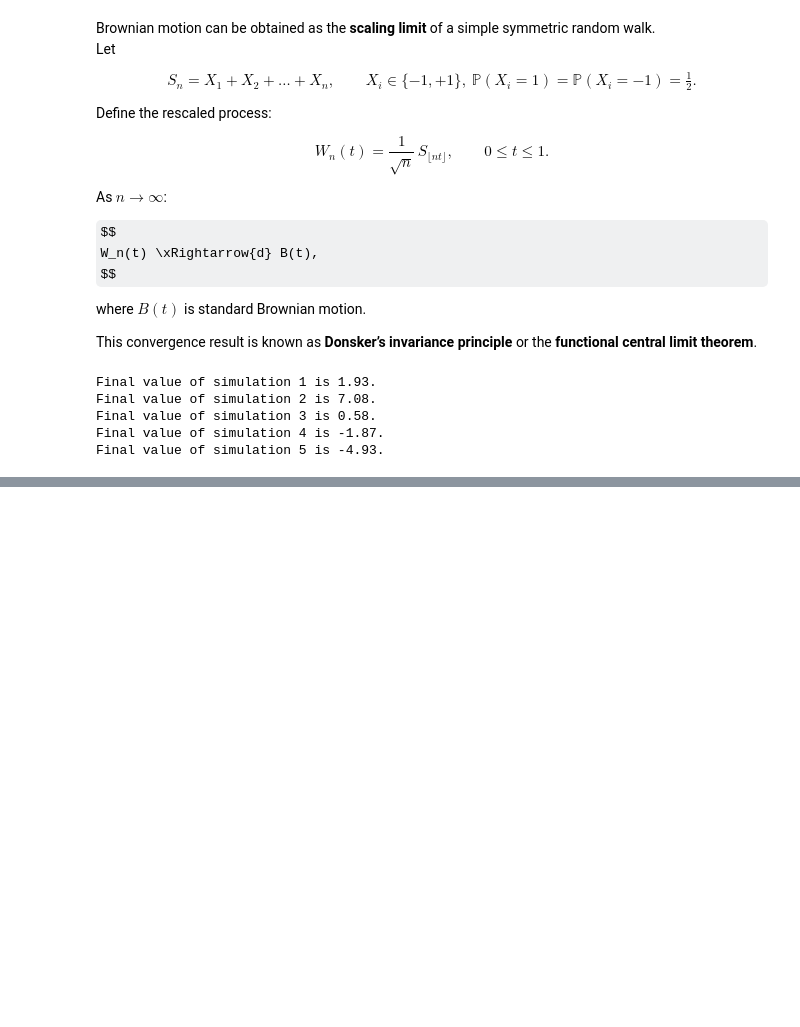
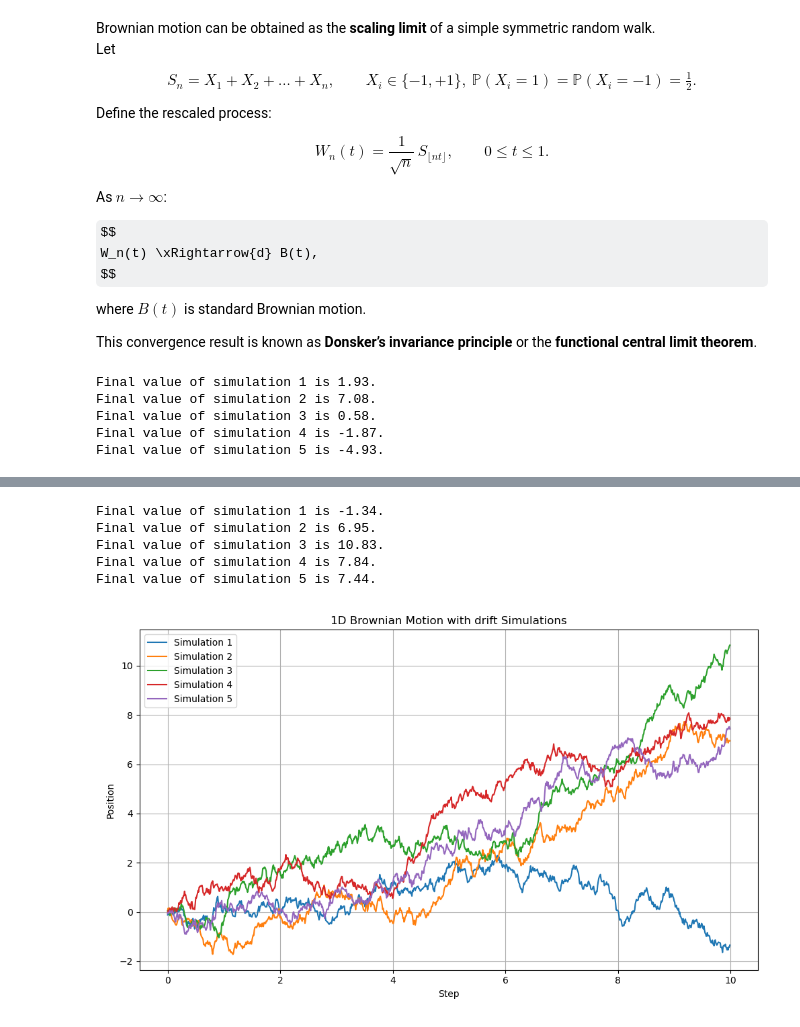
Before and after one commit to alexstoica-1/time-series-analysis-, a Jupyter notebook: notebooks/brownian_motion/bm_basics.ipynb, the cells around one changed output, grey strips where cells are left out. Drawn from its saved outputs; the diff is of its cells as text; code cells hidden in the pictures; some formulas as TeX source; blank space fills up the shorter version.

```diff
--- a/notebooks/brownian_motion/bm_basics.ipynb
+++ b/notebooks/brownian_motion/bm_basics.ipynb
@@ -249,0 +257,37 @@ plt.show()
+# %%
+def simulate_1d_bm_drift(nsteps=1000, t=0.01, mu = 0.5):
+    steps = [ mu * 0.01 + np.random.randn()*np.sqrt(t) for i in range(nsteps) ]
+    y = np.cumsum(steps)
+    x = [ t*i for i in range(nsteps) ]
+    return x, y
+
+nsims = 6
+simulation_data = pd.DataFrame()
+for i in range(1, nsims):
+    x, y = simulate_1d_bm_drift()
+    simulation_data['y{col}'.format(col=i)] = y
+    simulation_data['x'] = x
+
+for i in range(1, n_sims):
+    print(f'Final value of simulation {i} is {simulation_data[f'y{i}'].iloc[-1]:.2f}.')
+# %% [output]
+Final value of simulation 1 is -1.34.
+Final value of simulation 2 is 6.95.
+Final value of simulation 3 is 10.83.
+Final value of simulation 4 is 7.84.
+Final value of simulation 5 is 7.44.
+# %%
+plt.figure(figsize  = (10,6))
+
+for i in range(1, n_sims):
+    plt.plot(simulation_data['x'], simulation_data[f'y{i}'], label = f'Simulation {i}')
+
+plt.xlabel("Step")
+plt.ylabel("Position")
+plt.title("1D Brownian Motion with drift Simulations")
+plt.grid(True)
+plt.tight_layout()
+plt.legend()
+plt.show()
+# %% [output]
+[figure, added]
```
Also changed, not shown: parts of 21 cells of this notebook, 2 other files.
